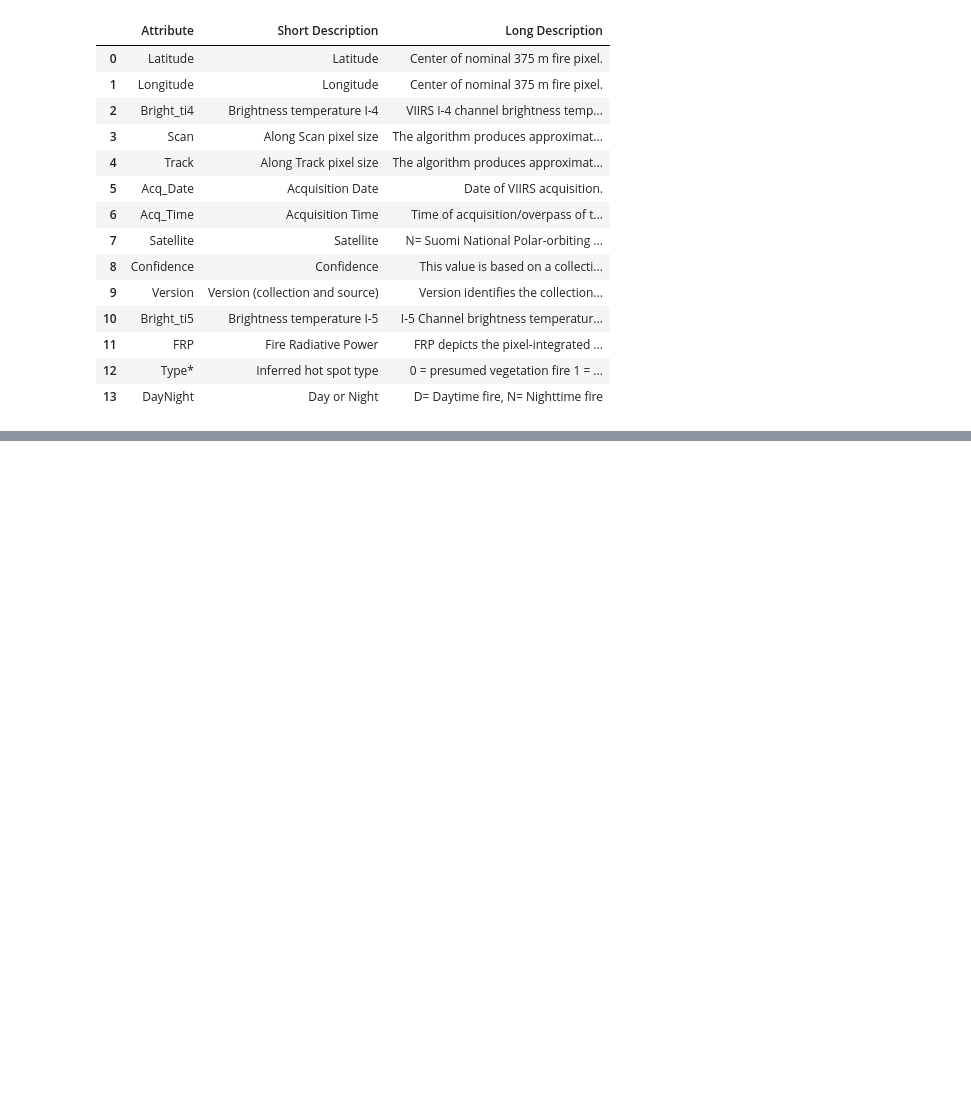
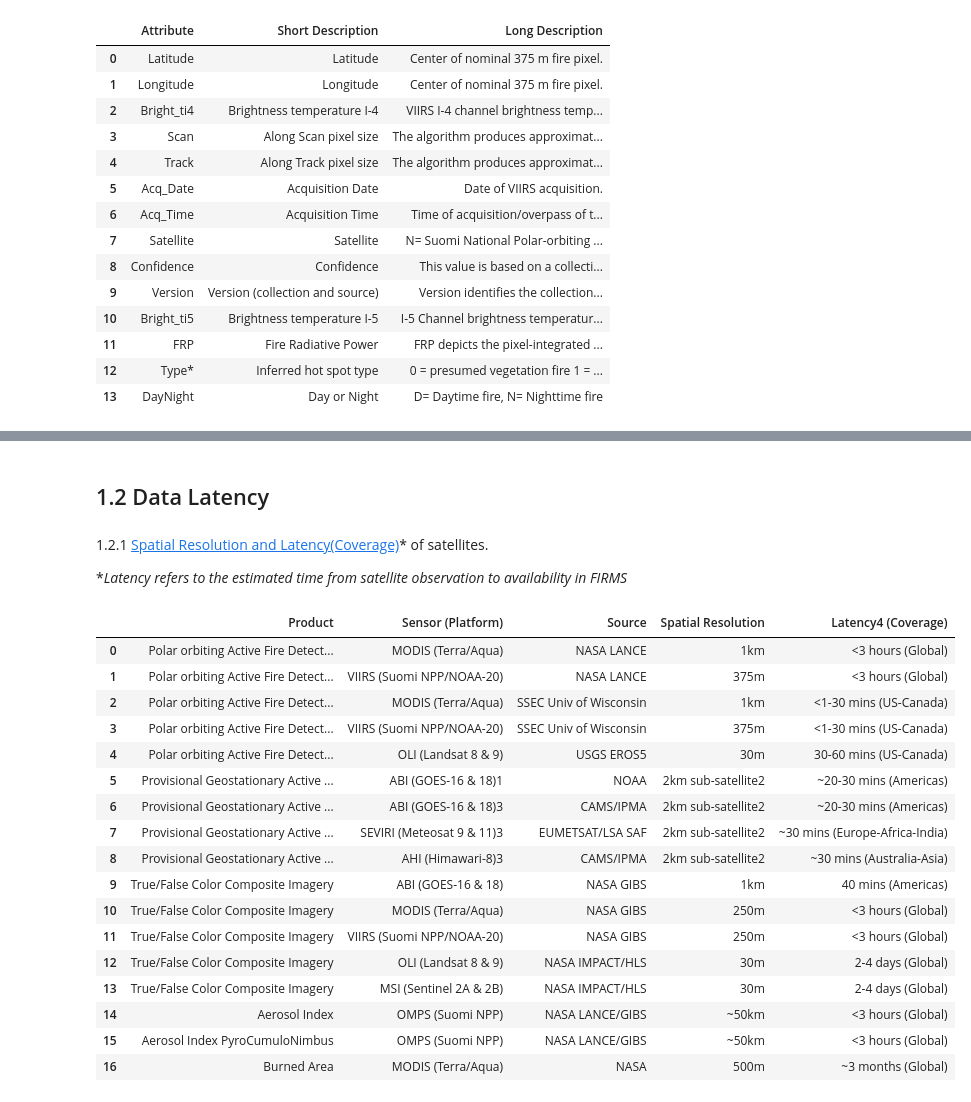
Before and after one commit to jessicafalcon/firms, a Jupyter notebook: API-FIRMS.ipynb, the cells around one changed output, grey strips where cells are left out. Cells and saved outputs as stored; diff of their text form; code cells hidden in the pictures; blank space fills up the shorter version.

```diff
--- a/API-FIRMS.ipynb
+++ b/API-FIRMS.ipynb
@@ -123,0 +229,30 @@ df_modis
+# %% [markdown]
+## 1.2 Data Latency
+# %% [markdown]
+1.2.1 [Spatial Resolution and Latency(Coverage)](https://www.earthdata.nasa.gov/faq/firms-faq)* of satellites.
+
+**Latency refers to the estimated time from satellite observation to availability in FIRMS*
+# %%
+url_res = "https://www.earthdata.nasa.gov/faq/firms-faq"
+html_res = requests.get(url_res).content
+df_coverage = pd.read_html(html_res)[0]
+df_coverage
+# %% [output]
+|  | Product | Sensor (Platform) | Source | Spatial Resolution | Latency4 (Coverage) |
+| 0 | Polar orbiting Active Fire Detect... | MODIS (Terra/Aqua) | NASA LANCE | 1km | <3 hours (Global) |
+| 1 | Polar orbiting Active Fire Detect... | VIIRS (Suomi NPP/NOAA-20) | NASA LANCE | 375m | <3 hours (Global) |
+| 2 | Polar orbiting Active Fire Detect... | MODIS (Terra/Aqua) | SSEC Univ of Wisconsin | 1km | <1-30 mins (US-Canada) |
+| 3 | Polar orbiting Active Fire Detect... | VIIRS (Suomi NPP/NOAA-20) | SSEC Univ of Wisconsin | 375m | <1-30 mins (US-Canada) |
+| 4 | Polar orbiting Active Fire Detect... | OLI (Landsat 8 & 9) | USGS EROS5 | 30m | 30-60 mins (US-Canada) |
+| 5 | Provisional Geostationary Active ... | ABI (GOES-16 & 18)1 | NOAA | 2km sub-satellite2 | ~20-30 mins (Americas) |
+| 6 | Provisional Geostationary Active ... | ABI (GOES-16 & 18)3 | CAMS/IPMA | 2km sub-satellite2 | ~20-30 mins (Americas) |
+| 7 | Provisional Geostationary Active ... | SEVIRI (Meteosat 9 & 11)3 | EUMETSAT/LSA SAF | 2km sub-satellite2 | ~30 mins (Europe-Africa-India) |
+| 8 | Provisional Geostationary Active ... | AHI (Himawari-8)3 | CAMS/IPMA | 2km sub-satellite2 | ~30 mins (Australia-Asia) |
+| 9 | True/False Color Composite Imagery | ABI (GOES-16 & 18) | NASA GIBS | 1km | 40 mins (Americas) |
+| 10 | True/False Color Composite Imagery | MODIS (Terra/Aqua) | NASA GIBS | 250m | <3 hours (Global) |
+| 11 | True/False Color Composite Imagery | VIIRS (Suomi NPP/NOAA-20) | NASA GIBS | 250m | <3 hours (Global) |
+| 12 | True/False Color Composite Imagery | OLI (Landsat 8 & 9) | NASA IMPACT/HLS | 30m | 2-4 days (Global) |
+| 13 | True/False Color Composite Imagery | MSI (Sentinel 2A & 2B) | NASA IMPACT/HLS | 30m | 2-4 days (Global) |
+| 14 | Aerosol Index | OMPS (Suomi NPP) | NASA LANCE/GIBS | ~50km | <3 hours (Global) |
+| 15 | Aerosol Index PyroCumuloNimbus | OMPS (Suomi NPP) | NASA LANCE/GIBS | ~50km | <3 hours (Global) |
+| 16 | Burned Area | MODIS (Terra/Aqua) | NASA | 500m | ~3 months (Global) |
```
Also changed, not shown: parts of 46 cells of this notebook.
